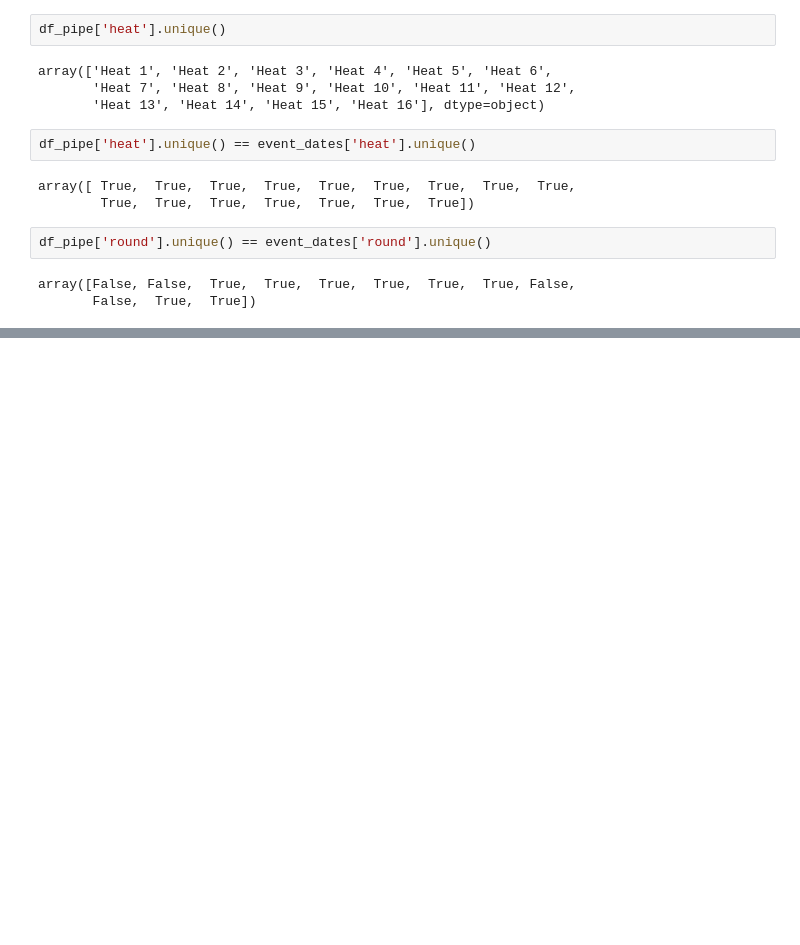
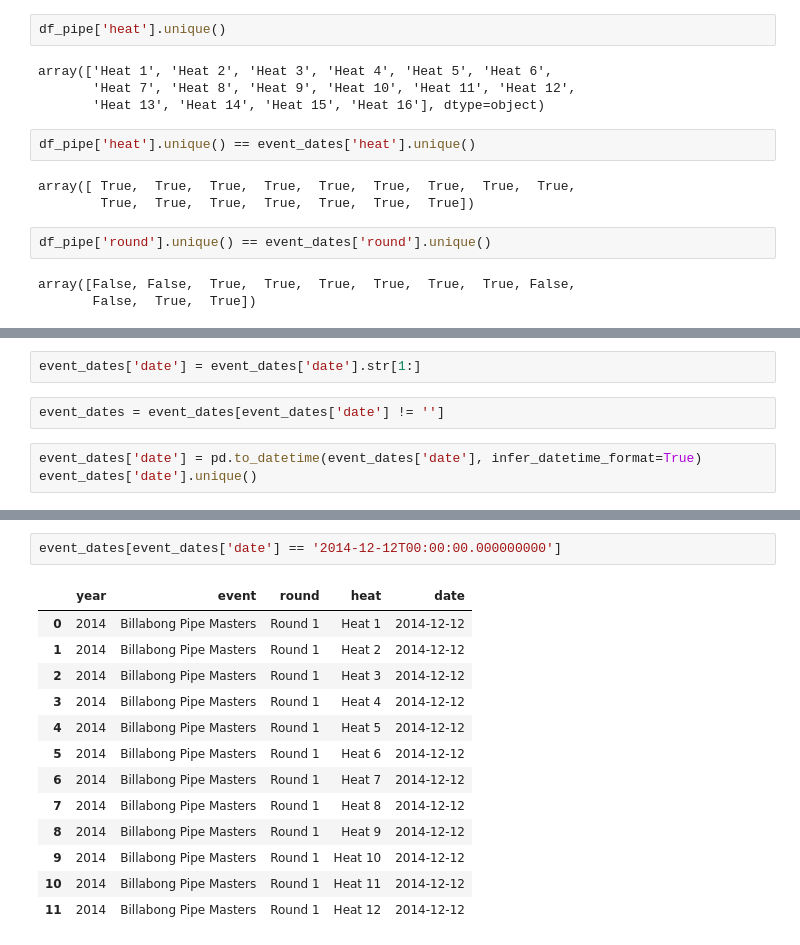
Before and after one commit to pezpet/capstone, a Jupyter notebook: wsl-merge.ipynb, the cells around one changed output, grey strips where cells are left out. Cells and saved outputs as stored; diff of their text form; blank space fills up the shorter version.

```diff
--- a/wsl-merge.ipynb
+++ b/wsl-merge.ipynb
@@ -272,0 +293,7 @@ array([False, False,  True,  True,  True,  True,  True,  True, False,
+# %%
+event_dates['date'] = event_dates['date'].str[1:]
+# %%
+event_dates = event_dates[event_dates['date'] != '']
+# %%
+event_dates['date'] = pd.to_datetime(event_dates['date'], infer_datetime_format=True)
+event_dates['date'].unique()
@@ -272,0 +316,16 @@ array([False, False,  True,  True,  True,  True,  True,  True, False,
+# %%
+event_dates[event_dates['date'] == '2014-12-12T00:00:00.000000000']
+# %% [output]
+|  | year | event | round | heat | date |
+| 0 | 2014 | Billabong Pipe Masters | Round 1 | Heat 1 | 2014-12-12 |
+| 1 | 2014 | Billabong Pipe Masters | Round 1 | Heat 2 | 2014-12-12 |
+| 2 | 2014 | Billabong Pipe Masters | Round 1 | Heat 3 | 2014-12-12 |
+| 3 | 2014 | Billabong Pipe Masters | Round 1 | Heat 4 | 2014-12-12 |
+| 4 | 2014 | Billabong Pipe Masters | Round 1 | Heat 5 | 2014-12-12 |
+| 5 | 2014 | Billabong Pipe Masters | Round 1 | Heat 6 | 2014-12-12 |
+| 6 | 2014 | Billabong Pipe Masters | Round 1 | Heat 7 | 2014-12-12 |
+| 7 | 2014 | Billabong Pipe Masters | Round 1 | Heat 8 | 2014-12-12 |
+| 8 | 2014 | Billabong Pipe Masters | Round 1 | Heat 9 | 2014-12-12 |
+| 9 | 2014 | Billabong Pipe Masters | Round 1 | Heat 10 | 2014-12-12 |
+| 10 | 2014 | Billabong Pipe Masters | Round 1 | Heat 11 | 2014-12-12 |
+| 11 | 2014 | Billabong Pipe Masters | Round 1 | Heat 12 | 2014-12-12 |
```
Also changed, not shown: parts of 5 cells of this notebook, 1 other file.
